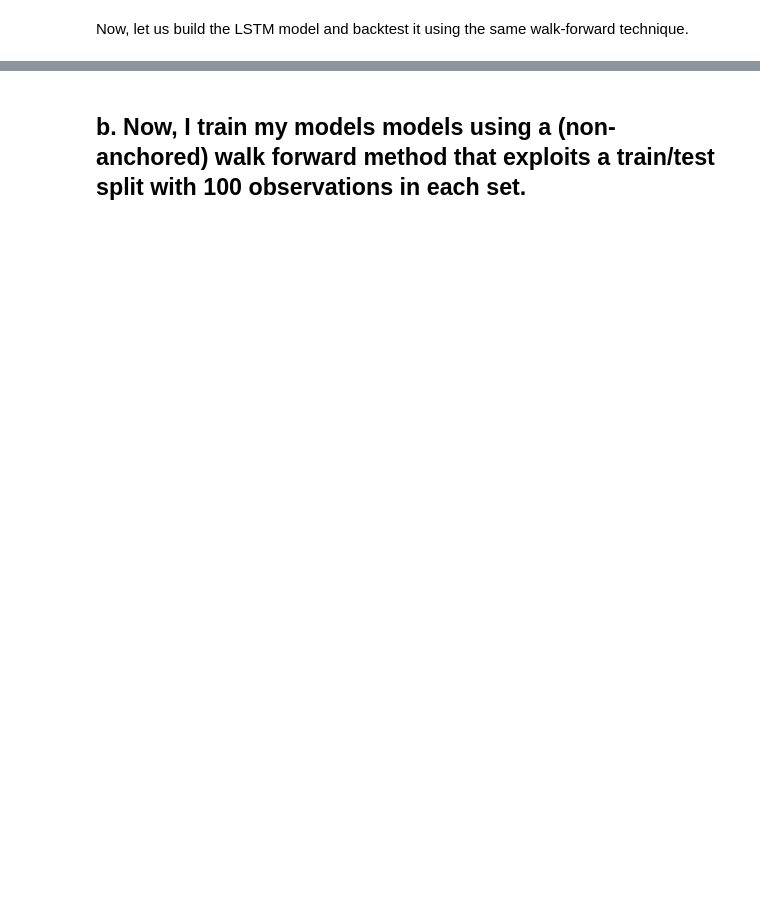
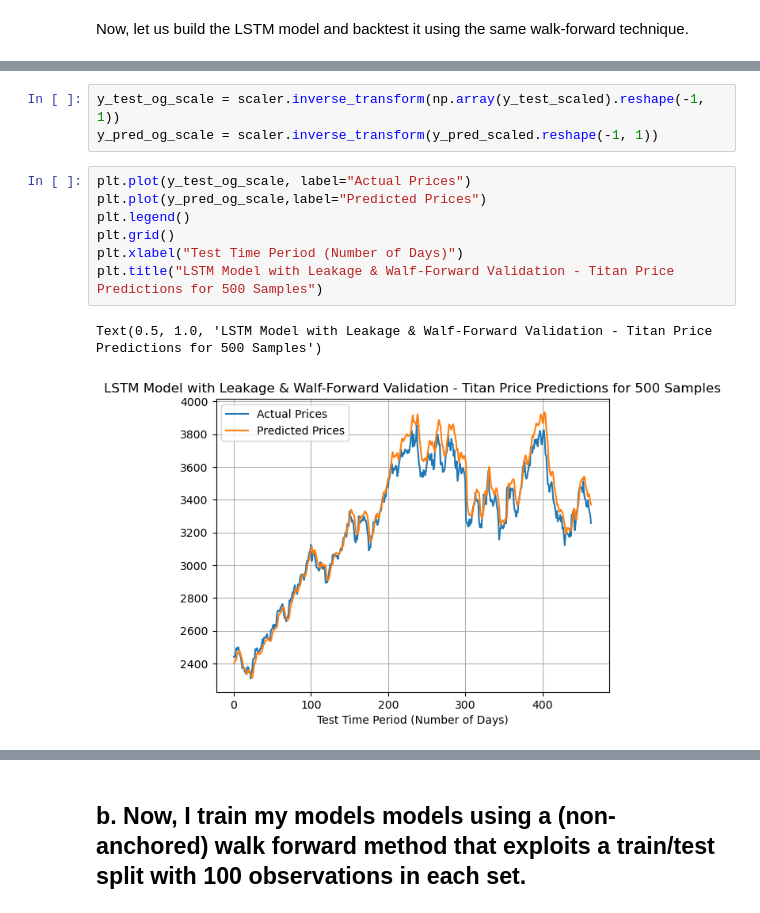
Before and after one commit to 3v-mb/Mini-projects-in-Financial-Engineering, a Jupyter notebook: Titan Stock Analysis.ipynb, the cells around one changed output, grey strips where cells are left out. Drawn from its saved outputs; the diff is of its cells as text; blank space fills up the shorter version.

```diff
--- a/Titan Stock Analysis.ipynb
+++ b/Titan Stock Analysis.ipynb
@@ -770,0 +783,13 @@ for i in range(0, X_scaled.shape[0] - 500, 500):
+# %%
+y_test_og_scale = scaler.inverse_transform(np.array(y_test_scaled).reshape(-1, 1))
+y_pred_og_scale = scaler.inverse_transform(y_pred_scaled.reshape(-1, 1))
+# %%
+plt.plot(y_test_og_scale, label="Actual Prices")
+plt.plot(y_pred_og_scale,label="Predicted Prices")
+plt.legend()
+plt.grid()
+plt.xlabel("Test Time Period (Number of Days)")
+plt.title("LSTM Model with Leakage & Walf-Forward Validation - Titan Price Predictions for 500 Samples")
+# %% [output]
+Text(0.5, 1.0, 'LSTM Model with Leakage & Walf-Forward Validation - Titan Price Predictions for 500 Samples')
+[figure, added]
```
Also changed, not shown: parts of 67 cells of this notebook.
